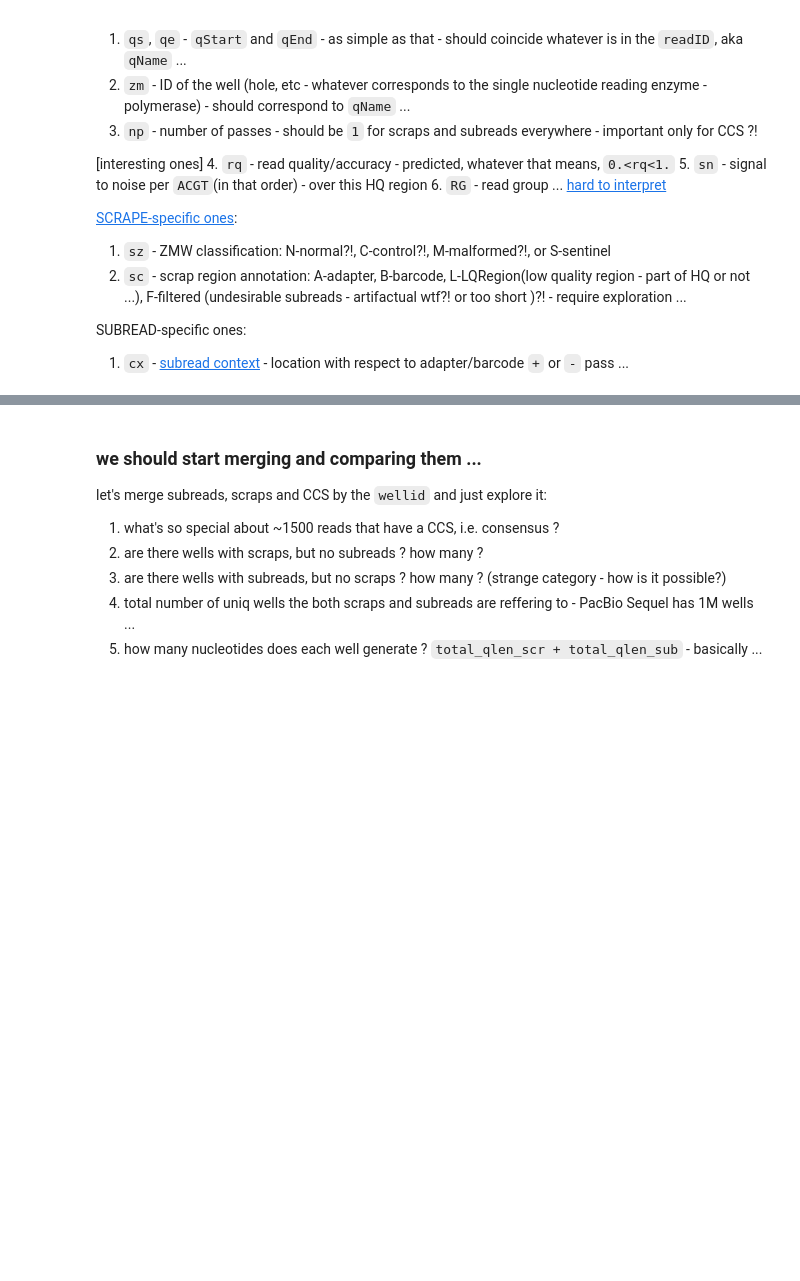
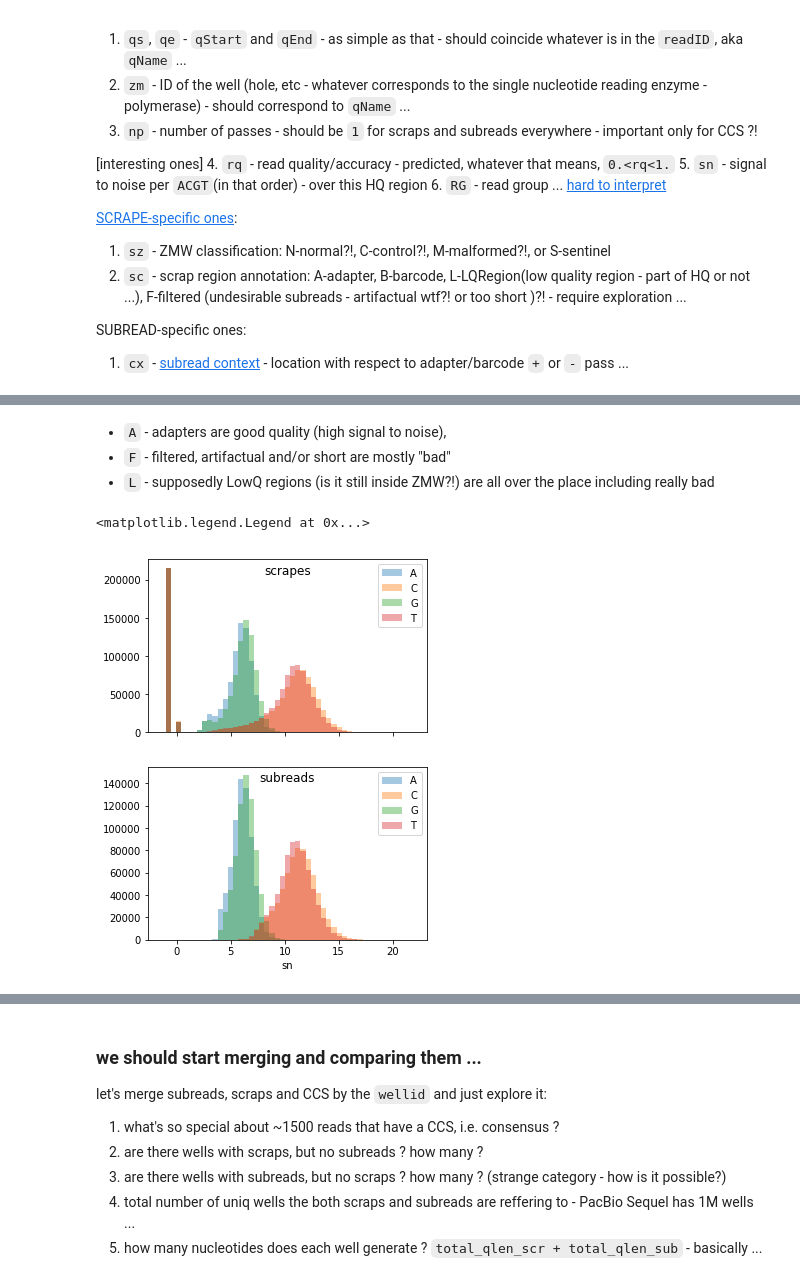
Before and after one commit to dekkerlab/experimental, a Jupyter notebook: notebooks/pb-explore.ipynb, the cells around one changed output, grey strips where cells are left out. Drawn from its saved outputs; the diff is of its cells as text; code cells hidden in the pictures; blank space fills up the shorter version.

```diff
--- a/notebooks/pb-explore.ipynb
+++ b/notebooks/pb-explore.ipynb
@@ -128,0 +323,25 @@ scrap_df = wellstats_raw(scraps)
+# %% [markdown]
+ - `A` - adapters are good quality (high signal to noise),
+ - `F` - filtered, artifactual and/or short are mostly "bad"
+ - `L` - supposedly LowQ regions (is it still inside ZMW?!) are all over the place including really bad
+# %%
+bins=np.linspace(-1.5,22,50)
+
+f,(axtop,axbot) = plt.subplots(nrows=2,sharex=True,figsize=(5,7),squeeze=True)
+
+
+for l in 'ACGT':
+    sn_df[sn_df['type']=='scrap'][l].astype('float').hist(bins = bins,alpha=0.4,label=l,ax=axtop)
+    sn_df[sn_df['type']=='subread'][l].astype('float').hist(bins = bins,alpha=0.4,label=l,ax=axbot)
+# ax = plt.gca()
+axtop.set_title("scrapes",pad=-15)
+axtop.grid(False)
+axtop.legend()
+
+axbot.set_title("subreads",pad=-15)
+axbot.set_xlabel("sn")
+axbot.grid(False)
+axbot.legend()
+# %% [output]
+<matplotlib.legend.Legend at 0x...>
+[figure, added]
```
Also changed, not shown: parts of 47 cells of this notebook.
